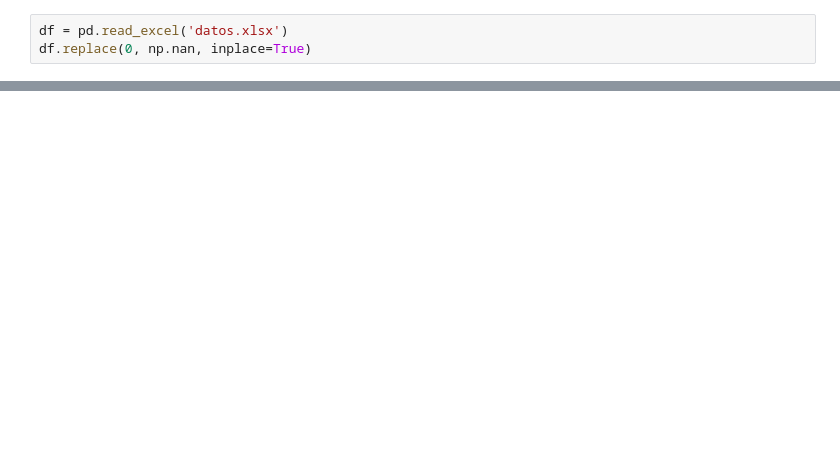
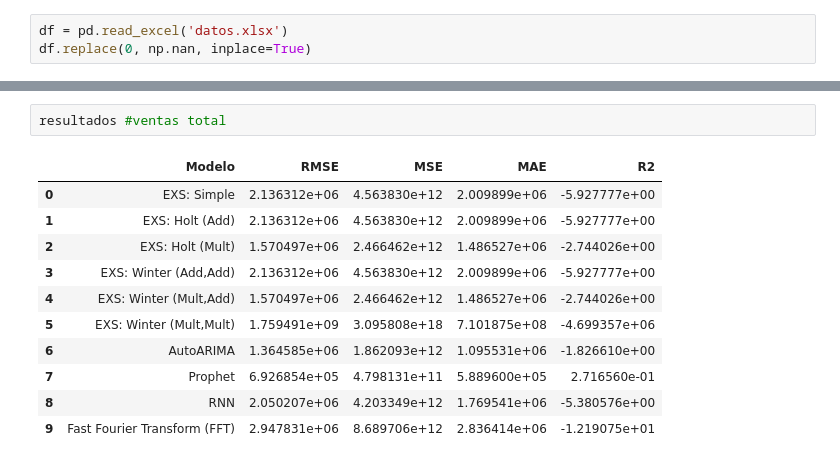
Before and after one commit to waldof86/AST, a Jupyter notebook: TP2/TP2 darts v2.ipynb, the cells around one changed output, grey strips where cells are left out. Saved outputs shown, nothing was run; the diff lists cells and outputs as text; blank space fills up the shorter version.

```diff
--- a/TP2/TP2 darts v2.ipynb
+++ b/TP2/TP2 darts v2.ipynb
@@ -163,0 +186,14 @@ HPU available: False, using: 0 HPUs
+# %%
+resultados #ventas total
+# %% [output]
+|  | Modelo | RMSE | MSE | MAE | R2 |
+| 0 | EXS: Simple | 2.136312e+06 | 4.563830e+12 | 2.009899e+06 | -5.927777e+00 |
+| 1 | EXS: Holt (Add) | 2.136312e+06 | 4.563830e+12 | 2.009899e+06 | -5.927777e+00 |
+| 2 | EXS: Holt (Mult) | 1.570497e+06 | 2.466462e+12 | 1.486527e+06 | -2.744026e+00 |
+| 3 | EXS: Winter (Add,Add) | 2.136312e+06 | 4.563830e+12 | 2.009899e+06 | -5.927777e+00 |
+| 4 | EXS: Winter (Mult,Add) | 1.570497e+06 | 2.466462e+12 | 1.486527e+06 | -2.744026e+00 |
+| 5 | EXS: Winter (Mult,Mult) | 1.759491e+09 | 3.095808e+18 | 7.101875e+08 | -4.699357e+06 |
+| 6 | AutoARIMA | 1.364585e+06 | 1.862093e+12 | 1.095531e+06 | -1.826610e+00 |
+| 7 | Prophet | 6.926854e+05 | 4.798131e+11 | 5.889600e+05 | 2.716560e-01 |
+| 8 | RNN | 2.050207e+06 | 4.203349e+12 | 1.769541e+06 | -5.380576e+00 |
+| 9 | Fast Fourier Transform (FFT) | 2.947831e+06 | 8.689706e+12 | 2.836414e+06 | -1.219075e+01 |
```
Also changed, not shown: parts of 11 cells of this notebook, 14 other files.
